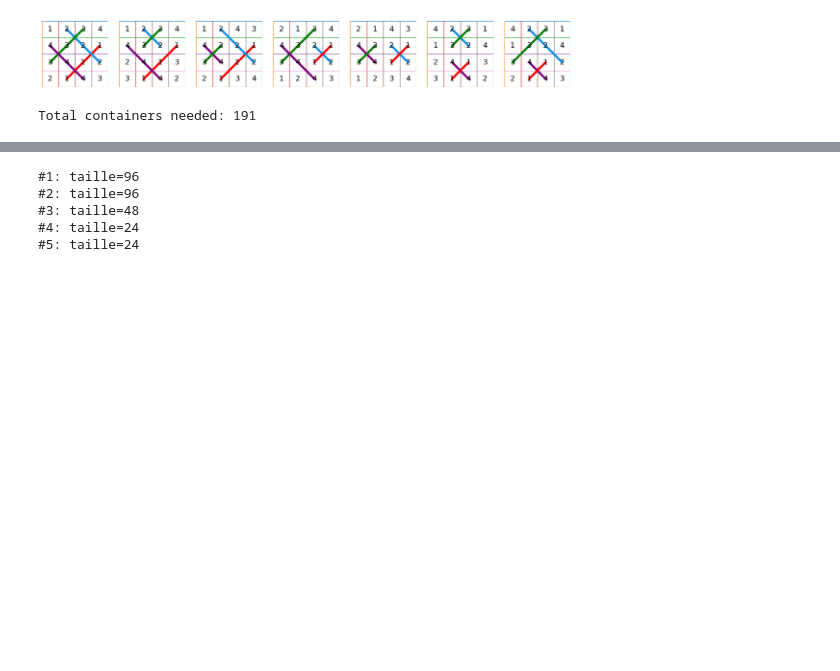
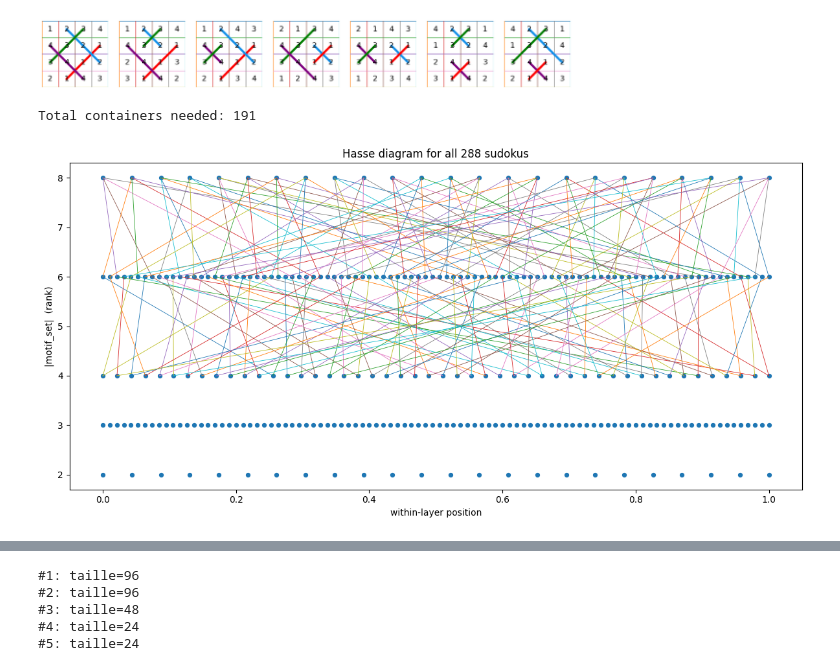
Before and after one commit to farouk-01/sudoku_ai_solver, a Jupyter notebook: notebook.ipynb, the cells around one changed output, grey strips where cells are left out. Saved outputs shown, nothing was run; the diff lists cells and outputs as text; code cells hidden in the pictures; blank space fills up the shorter version.

Commit message:
hasse diagram of all and  containers

```diff
--- a/notebook.ipynb
+++ b/notebook.ipynb
@@ -52,0 +53,5 @@ show_all_container_assignments(final_assign, final_containers, fake_hidden)
+# %%
+motifs, covers_out, ranks = build_hasse_by_motifs(sols, motif_set)
+draw_hasse(covers_out, ranks, title="Hasse diagram for all 288 sudokus")
+# %% [output]
+[figure, added]
```
Also changed, not shown: parts of 2 cells of this notebook, 2 other files.
